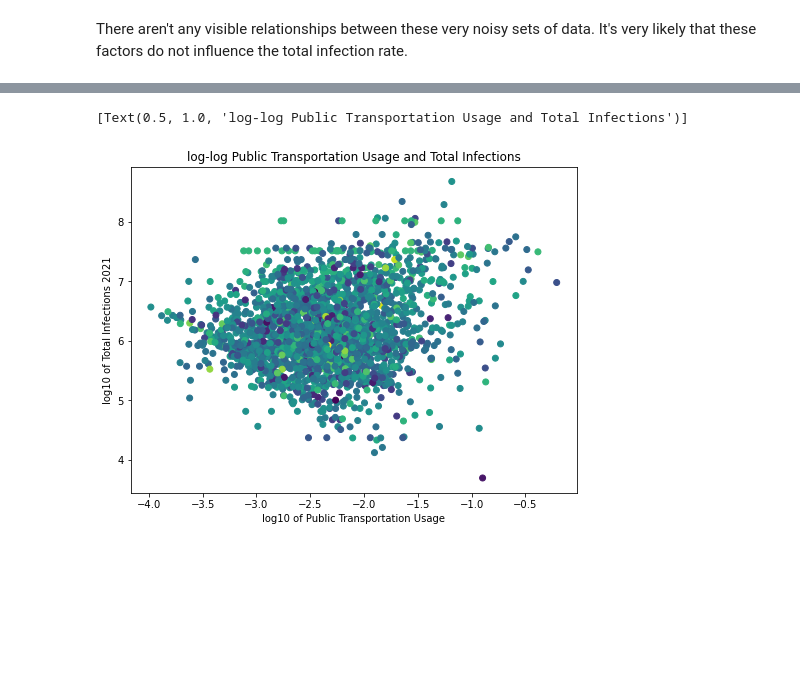
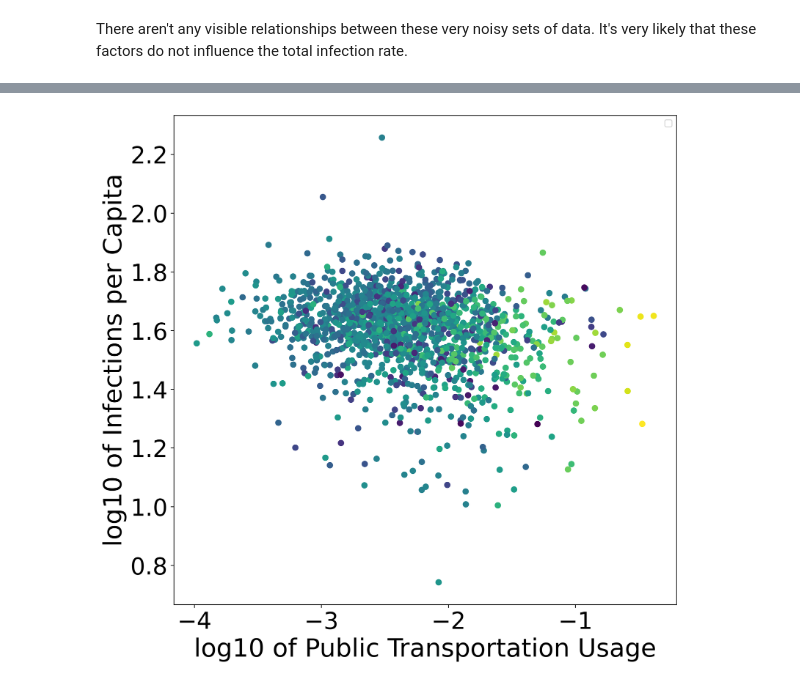
Before and after one commit to mdsnbutler/ChE_2410_Project_1_COVID-Factors, a Jupyter notebook: 2_datavisualization.ipynb, the cells around one changed output, grey strips where cells are left out. Drawn from its saved outputs; the diff is of its cells as text; code cells hidden in the pictures; blank space fills up the shorter version.

```diff
--- a/2_datavisualization.ipynb
+++ b/2_datavisualization.ipynb
@@ -34,0 +1,9 @@ fig = ax.get_figure()
+# %%
+import pandas as pd
+import matplotlib.pyplot as plt
+import numpy as np
+from matplotlib.pyplot import figure
+
+data = pd.DataFrame(pd.read_csv(r"C:\Users\mdsnb\OneDrive\Documents\GitHub\ChE_2410_Math\Project 1\county_withpop.csv"))
+data.columns = data.columns.str.replace(' ', '')
+data.head()
@@ -80,10 +90,10 @@ There aren't any visible relationships between these very noisy sets of data. It
 # %%
-fig, ax = plt.subplots(figsize = (8, 6))
-plt.scatter(x = data['logtrans'], y =data['loginf'], c = data['logdensity'])
-plt.plot()
-plt.xlabel('log10 of Public Transportation Usage')
-plt.ylabel('log10 of Total Infections 2021')
-ax.set(title='log-log Public Transportation Usage and Total Infections')
+figure(figsize = (10, 10), dpi = 300)
+ax = plt.scatter(x = data['logtrans'], y =data['loginfperpop'], c = data['logdensity'])
+plt.legend('')
+plt.tick_params(labelsize=26)
+plt.xlabel('log10 of Public Transportation Usage', fontsize = 28)
+plt.ylabel('log10 of Infections per Capita', fontsize = 28)
+plt.show()
 # %% [output]
-[Text(0.5, 1.0, 'log-log Public Transportation Usage and Total Infections')]
-[figure, old version]
+[figure, new version]
```
Also changed, not shown: parts of 9 cells of this notebook, 20 other files.
